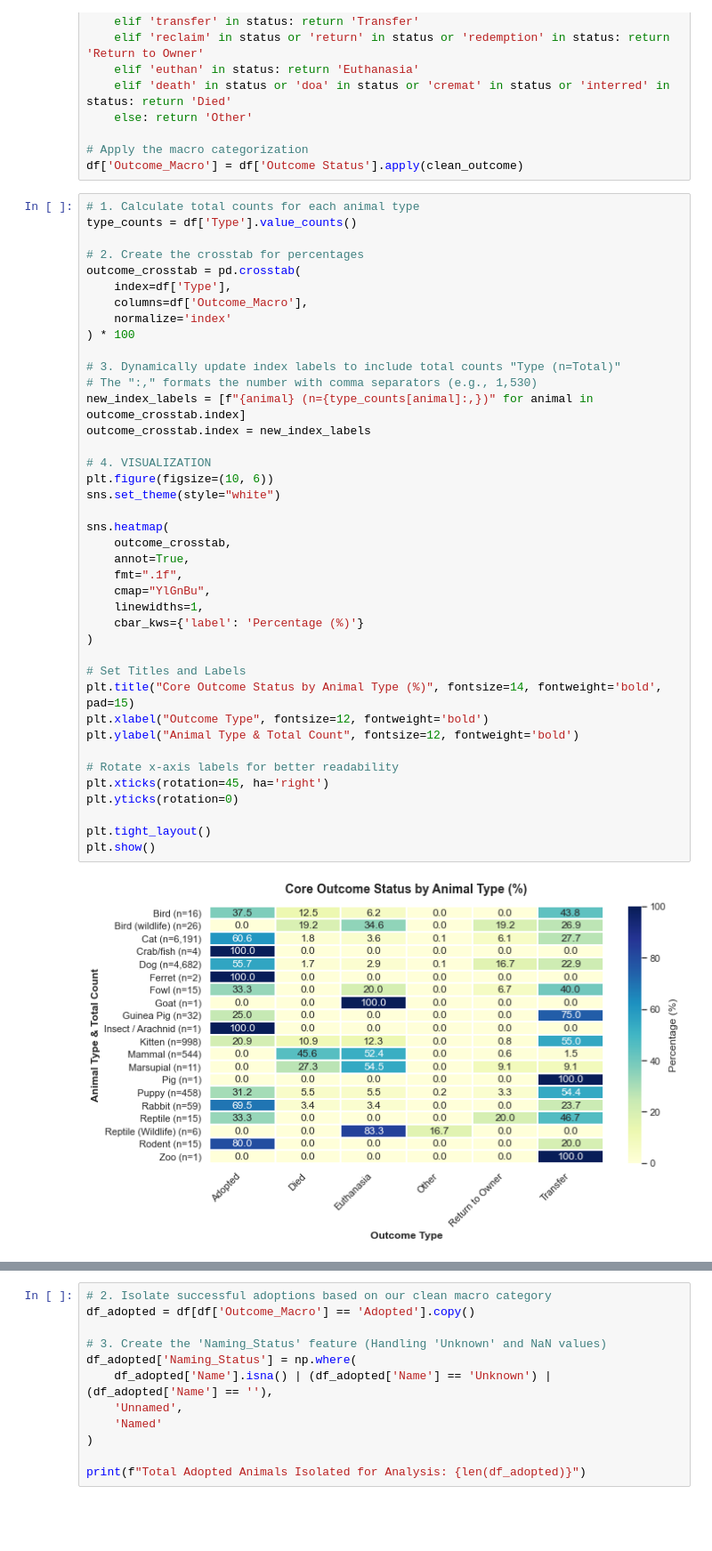
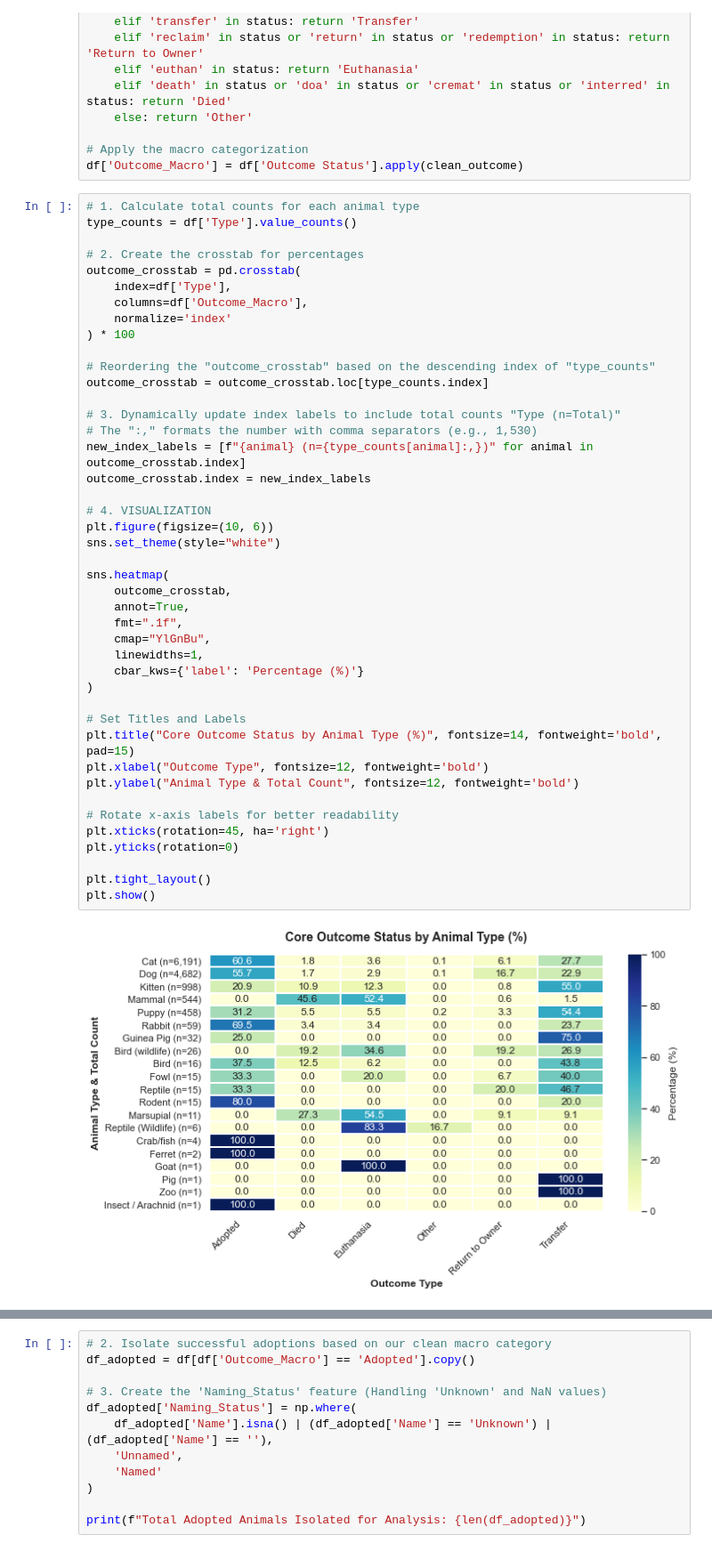
Before and after one commit to hi-oz/austin-animal-shelter-analysis, a Jupyter notebook: EN/ab_testing_shelter_naming_impact.ipynb, the cells around one changed output, grey strips where cells are left out. Shown at 89% size. Cells and saved outputs as stored; diff of their text form; blank space fills up the shorter version.

```diff
--- a/EN/ab_testing_shelter_naming_impact.ipynb
+++ b/EN/ab_testing_shelter_naming_impact.ipynb
@@ -79,38 +79,41 @@ outcome_crosstab = pd.crosstab(
     columns=df['Outcome_Macro'],
     normalize='index'
 ) * 100
+
+# Reordering the "outcome_crosstab" based on the descending index of "type_counts"
+outcome_crosstab = outcome_crosstab.loc[type_counts.index]
 
 # 3. Dynamically update index labels to include total counts "Type (n=Total)"
 # The ":," formats the number with comma separators (e.g., 1,530)
 new_index_labels = [f"{animal} (n={type_counts[animal]:,})" for animal in outcome_crosstab.index]
 outcome_crosstab.index = new_index_labels
 
 # 4. VISUALIZATION
 plt.figure(figsize=(10, 6))
 sns.set_theme(style="white")
 
 sns.heatmap(
     outcome_crosstab,
     annot=True,
     fmt=".1f",
     cmap="YlGnBu",
     linewidths=1,
     cbar_kws={'label': 'Percentage (%)'}
 )
 
 # Set Titles and Labels
 plt.title("Core Outcome Status by Animal Type (%)", fontsize=14, fontweight='bold', pad=15)
 plt.xlabel("Outcome Type", fontsize=12, fontweight='bold')
 plt.ylabel("Animal Type & Total Count", fontsize=12, fontweight='bold')
 
 # Rotate x-axis labels for better readability
 plt.xticks(rotation=45, ha='right')
 plt.yticks(rotation=0)
 
 plt.tight_layout()
 plt.show()
 # %% [output]
-[figure, old version]
+[figure, new version]
 # %% [markdown]
 ### Visual Interpretation: Outcomes by Animal Type (with Sample Sizes)
 This heatmap visualizes the distribution of macro-outcomes across different animal types. By dynamically adding the total sample size (`n=...`) to the y-axis labels, we provide crucial context to the percentages.
```
Also changed, not shown: parts of 5 cells of this notebook.
